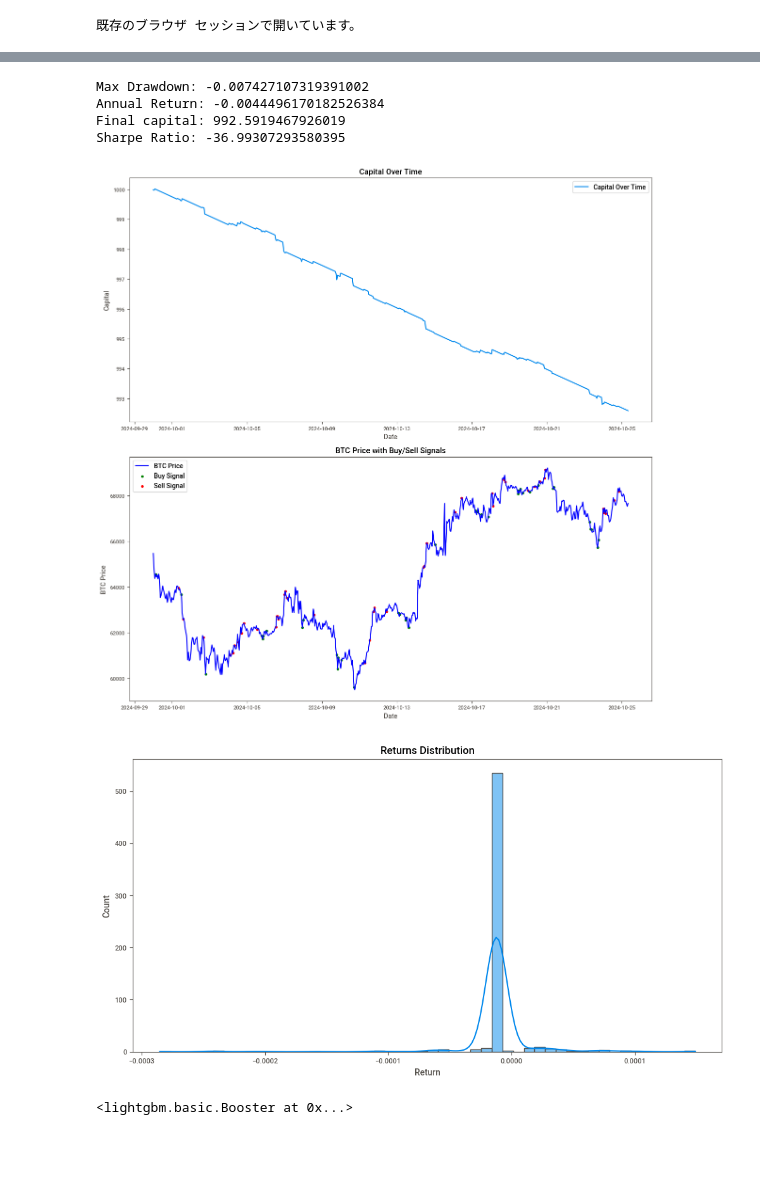
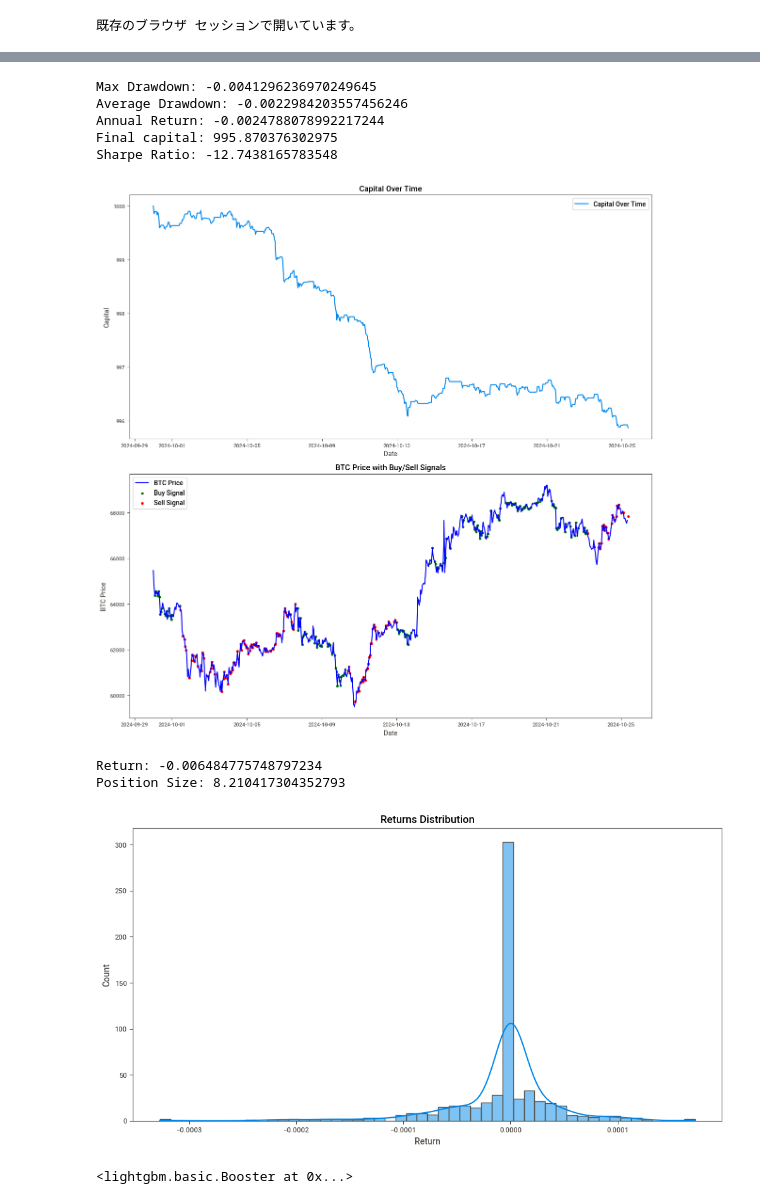
Before and after one commit to mikoto2726/mlbot, a Jupyter notebook: mlbot.ipynb, the cells around one changed output, grey strips where cells are left out. Drawn from its saved outputs; the diff is of its cells as text; code cells hidden in the pictures; blank space fills up the shorter version.

```diff
--- a/mlbot.ipynb
+++ b/mlbot.ipynb
@@ -248,6 +248,8 @@ Classification Report:
    macro avg       0.55      0.55      0.55       610
 weighted avg       0.55      0.55      0.55       610
 # %%
+# 改善したバックテストコード
+
 # 初期設定
 initial_capital = 1000
 capital = initial_capital
@@ -256,11 +258,22 @@ positions = []
 buy_signals = []
 sell_signals = []
 
-leverage = 2 # レバレッジ設定
-risk_factor = 0.01  # リスク管理用の資本割合
-fee_rate = 0.00055 # 仮の取引手数料率
+leverage = 2  # レバレッジ設定
+risk_factor = 3  # リスク管理用の資本割合
+fee_rate = 0.00055  # 仮の取引手数料率
 slippage = 0.00005  # スリッページ率
-min_confidence = 0.58  # 取引実行の確信度閾値
+min_confidence = 0.5  # 取引実行の確信度閾値
+stop_loss_rate = 0.02  # 損失が一定値に達した場合にポジションを閉じる割合
+take_profit_rate = 0.05  # 利益が一定値に達した場合にポジションを閉じる割合
+
+# ATRの計算
+atr_period = 14
+df['TR'] = df['high'] - df['low']
+df['ATR'] = df['TR'].rolling(window=atr_period).mean()
+
+# 移動平均線の計算
+short_ma = df['close'].rolling(window=50).mean()
+long_ma = df['close'].rolling(window=200).mean()
 
 # テスト期間の日付リスト
 test_dates = X_test.index
@@ -278,10 +291,10 @@ for i in range(len(test_dates) - 1):
     next_close_price = df.loc[next_date, 'close']
 
     # ポジションの決定
-    if prediction == 1 and confidence >= min_confidence:
+    if prediction == 1 and confidence >= min_confidence and short_ma[date] > long_ma[date]:
         position = 1  # ロング
         buy_signals.append((next_date, next_close_price))
-    elif prediction == 0 and confidence <= (1 - min_confidence):
+    elif prediction == 0 and confidence <= (1 - min_confidence) and short_ma[date] < long_ma[date]:
         position = -1  # ショート
         sell_signals.append((next_date, next_close_price))
     else:
@@ -289,11 +302,20 @@ for i in range(len(test_dates) - 1):
 
     # リターンの計算（取引手数料とスリッページを考慮）
     ret = ((next_close_price - close_price) / close_price * position * leverage)
-    ret -= (fee_rate + slippage) * leverage
+    if position != 0:  # ポジションがある場合のみ取引手数料とスリッページを考慮
+        ret -= (fee_rate + slippage) * leverage
 
-    # リスク管理に基づくポジションサイズ
-    position_size = capital * risk_factor
-    capital = capital + position_size * ret
+    # リスク管理に基づくポジションサイズの決定（ATRを考慮）
+    position_size = (capital * risk_factor) / max(df['ATR'][date], 1e-6)  # 極端に小さくならないよう最小値を設定
+
+    # ストップロスと利益確定の適用
+    if (next_close_price - close_price) / close_price < -stop_loss_rate:
+        position = 0  # ストップロスによりポジションを強制終了
+    elif (next_close_price - close_price) / close_price > take_profit_rate:
+        position = 0  # 利益確定によりポジションを強制終了
+
+    # 資本の更新
+    capital += position_size * ret
     capital_history.append(capital)
     positions.append(position)
 
@@ -310,6 +332,10 @@ roll_max = backtest_results['Capital'].cummax()
 daily_drawdown = backtest_results['Capital'] / roll_max - 1.0
 max_drawdown = daily_drawdown.min()
 print('Max Drawdown:', max_drawdown)
+
+# 平均ドローダウンの計算
+avg_drawdown = daily_drawdown.mean()
+print('Average Drawdown:', avg_drawdown)
 
 # 年間リターンの計算
 annual_return = (backtest_results['Capital'].iloc[-1] / initial_capital) ** (365.25 / len(backtest_results)) - 1
@@ -326,38 +352,46 @@ plt.figure(figsize=(12, 12))
 # 1つ目のグラフ: 資産推移のプロット
 plt.subplot(2, 1, 1)  # 2行1列のグラフの1番目
 plt.plot(backtest_results.index, backtest_results['Capital'], label='Capital Over Time')
 plt.title('Capital Over Time')
 plt.xlabel('Date')
 plt.ylabel('Capital')
 plt.legend()
 
 # 2つ目のグラフ: BTC価格と売買シグナルのプロット
 plt.subplot(2, 1, 2)  # 2行1列のグラフの2番目
 plt.plot(df.loc[test_dates[:-1], 'close'], label='BTC Price', color='blue')
 
 # 買いのシグナル（緑の丸）
 if buy_signals:
     buy_dates, buy_prices = zip(*buy_signals)
     plt.scatter(buy_dates, buy_prices, color='green', label='Buy Signal', marker='o')
 
 # 売りのシグナル（赤の丸）
 if sell_signals:
     sell_dates, sell_prices = zip(*sell_signals)
     plt.scatter(sell_dates, sell_prices, color='red', label='Sell Signal', marker='o')
 
 plt.title('BTC Price with Buy/Sell Signals')
 plt.xlabel('Date')
 plt.ylabel('BTC Price')
 plt.legend()
 
 plt.tight_layout()
 plt.show()
 # %% [output]
-Max Drawdown: -0.007427107319391002
-Annual Return: -0.0044496170182526384
-Final capital: 992.5919467926019
-Sharpe Ratio: -36.99307293580395
+Max Drawdown: -0.0041296236970249645
+Average Drawdown: -0.0022984203557456246
+Annual Return: -0.0024788078992217244
+Final capital: 995.870376302975
+Sharpe Ratio: -12.7438165783548
-[figure, old version]
+[figure, new version]
+# %%
+# リターン計算やポジションサイズの確認
+print("Return:", ret)
+print("Position Size:", position_size)
+# %% [output]
+Return: -0.006484775748797234
+Position Size: 8.210417304352793
 # %%
 # リターン分布のプロット
 plt.figure(figsize=(12,6))
@@ -365,7 +399,7 @@ sns.histplot(backtest_results['Return'], bins=50, kde=True)
 plt.title('Returns Distribution')
 plt.show()
 # %% [output]
-[figure, old version]
+[figure, new version]
 # %%
 # モデルの保存
 gbm.save_model('lightgbm_btc_model.txt')
```
Also changed, not shown: parts of 7 cells of this notebook, 3 other files.
